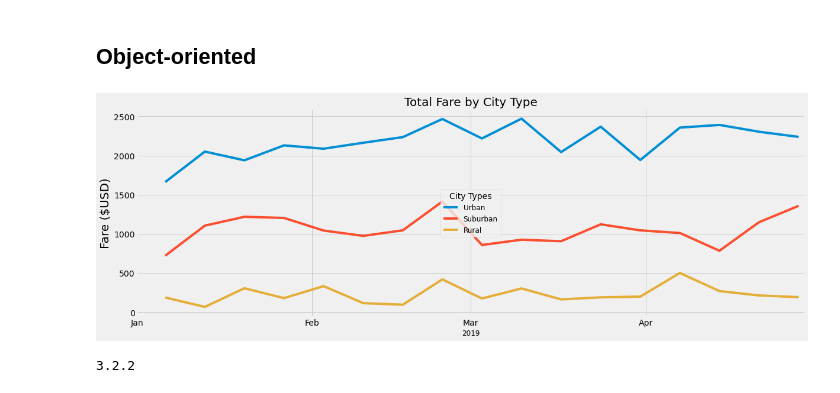
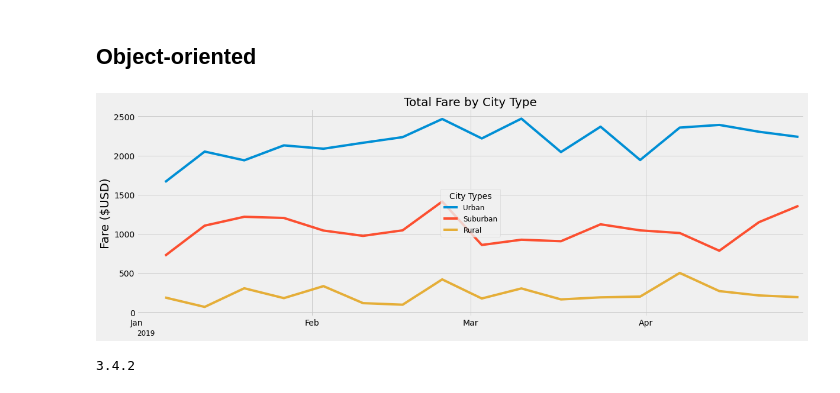
Before and after one commit to cgzverduzco/PyBer, a Jupyter notebook: PyBer_Challenge.ipynb, the cells around one changed output. Saved outputs shown, nothing was run; the diff lists cells and outputs as text; code cells hidden in the pictures.

```diff
--- a/PyBer_Challenge.ipynb
+++ b/PyBer_Challenge.ipynb
@@ -324,38 +326,37 @@ plt.show()
 # %%
 fig, ax = plt.subplots(figsize =(18, 6))
 ax.plot(dates,urban_fare_1q_week, label="Urban")
 ax.plot(dates,suburban_fare_1q_week, label="Suburban")
 ax.plot(dates,rural_fare_1q_week, label="Rural")
 
 # Incorporate the other graph properties
 ax.set_title("Total Fare by City Type", fontsize=20)
 ax.set_ylabel("Fare ($USD)", fontsize=20)
-ax.set_xlabel("2019", fontsize=12)
-# ax.set_xlabel("2019", fontsize=12, loc="left")
-
+ax.set_xlabel("2019", fontsize=12, loc="left")
 
 # Adding the grid
 ax.grid(True)
 
 # Add the legend.
 leg = ax.legend(fontsize="12",loc="center", title="City Types")
 
 # Config the ticks. Set the locator
 months = mdate.MonthLocator()  # every month
 months_fmt = mdate.DateFormatter("%b")
 ax.xaxis.set_major_locator(months)
 ax.xaxis.set_major_formatter(months_fmt)
 
 # set limits
 ax.set_xlim([datetime.date(2019, 1, 1), datetime.date(2019, 4, 29)])
 
 # Save the figure.
-plt.savefig("analysis/PyBer_fare_summary_2.png")
+plt.savefig("analysis/PyBer_fare_summary_2.png",pad_inches=0.5)
 plt.show()
 # %% [output]
-[figure, old version]
+[figure, new version]
-# %%
-import matplotlib
-print(matplotlib.__version__)
-# %% [output]
-3.2.2
+# %%
+# The function ax.set_xlabel(loc="left") release on 3.4 version
+import matplotlib
+print(matplotlib.__version__)
+# %% [output]
+3.4.2
```
Also changed, not shown: parts of 2 cells of this notebook, 3 other files.
